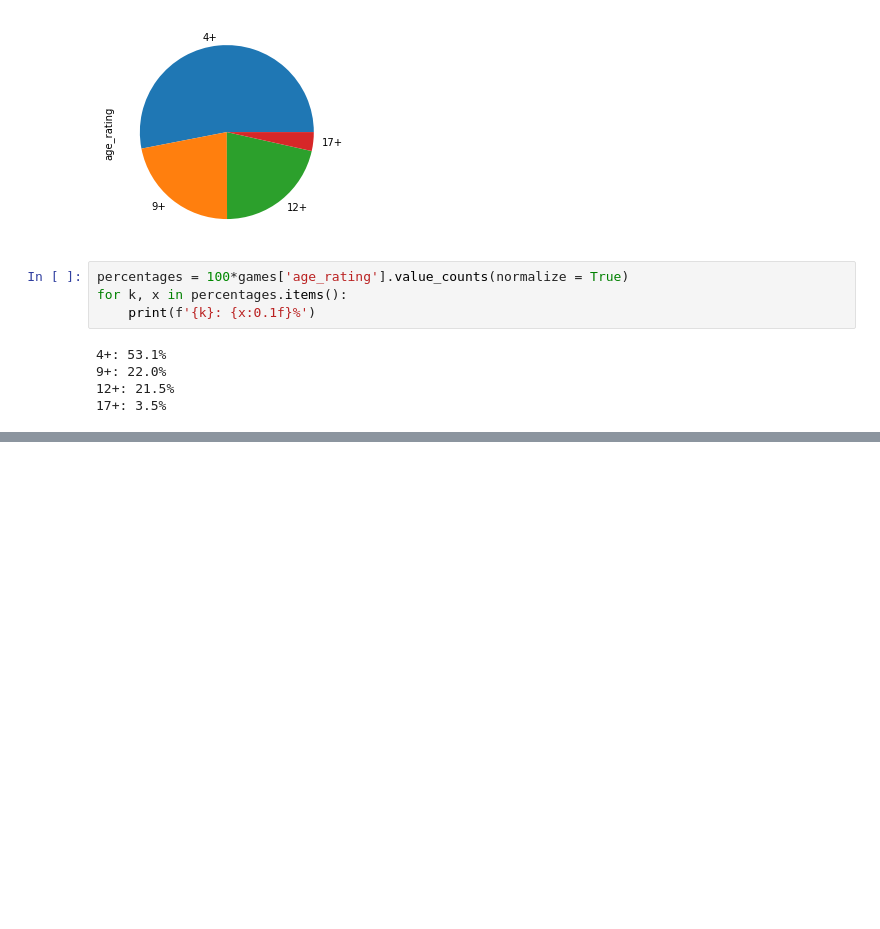
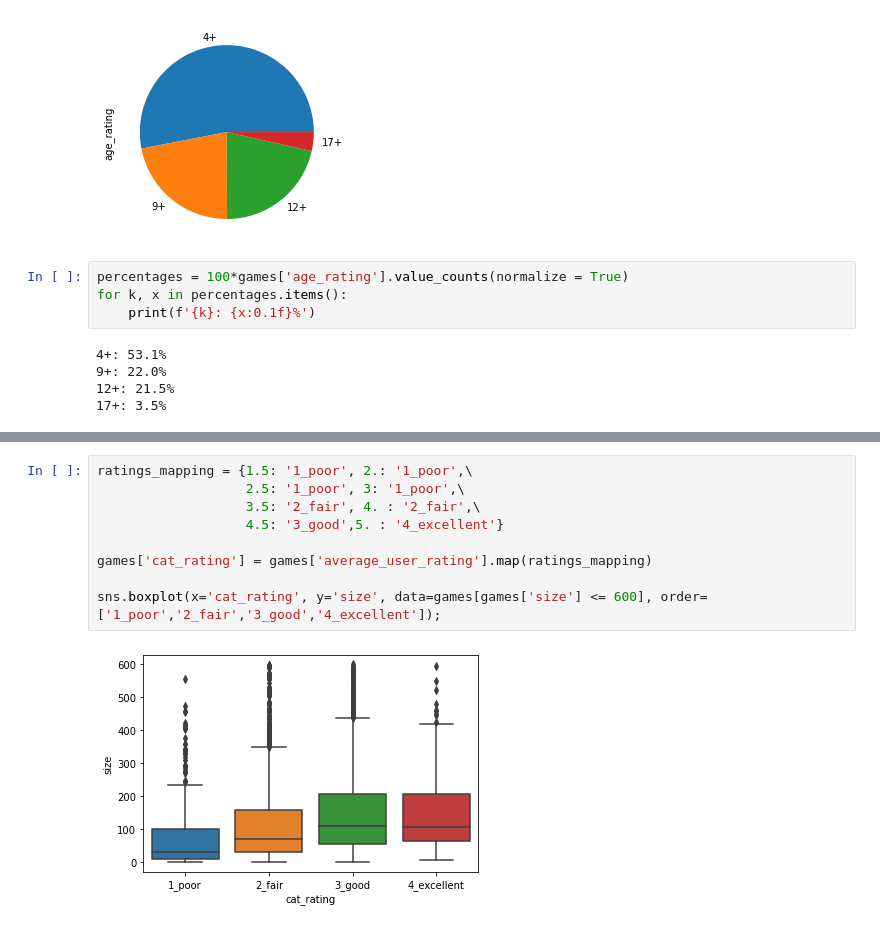
Before and after one commit to samyon7/Statistics-Python, a Jupyter notebook: Work_7/work_7-1.ipynb, the cells around one changed output, grey strips where cells are left out. Drawn from its saved outputs; the diff is of its cells as text; blank space fills up the shorter version.

```diff
--- a/Work_7/work_7-1.ipynb
+++ b/Work_7/work_7-1.ipynb
@@ -484,0 +490,11 @@ for k, x in percentages.items():
+# %%
+ratings_mapping = {1.5: '1_poor', 2.: '1_poor',\
+                   2.5: '1_poor', 3: '1_poor',\
+                   3.5: '2_fair', 4. : '2_fair',\
+                   4.5: '3_good',5. : '4_excellent'}
+
+games['cat_rating'] = games['average_user_rating'].map(ratings_mapping)
+
+sns.boxplot(x='cat_rating', y='size', data=games[games['size'] <= 600], order=['1_poor','2_fair','3_good','4_excellent']);
+# %% [output]
+[figure, added]
```
Also changed, not shown: parts of 47 cells of this notebook.
